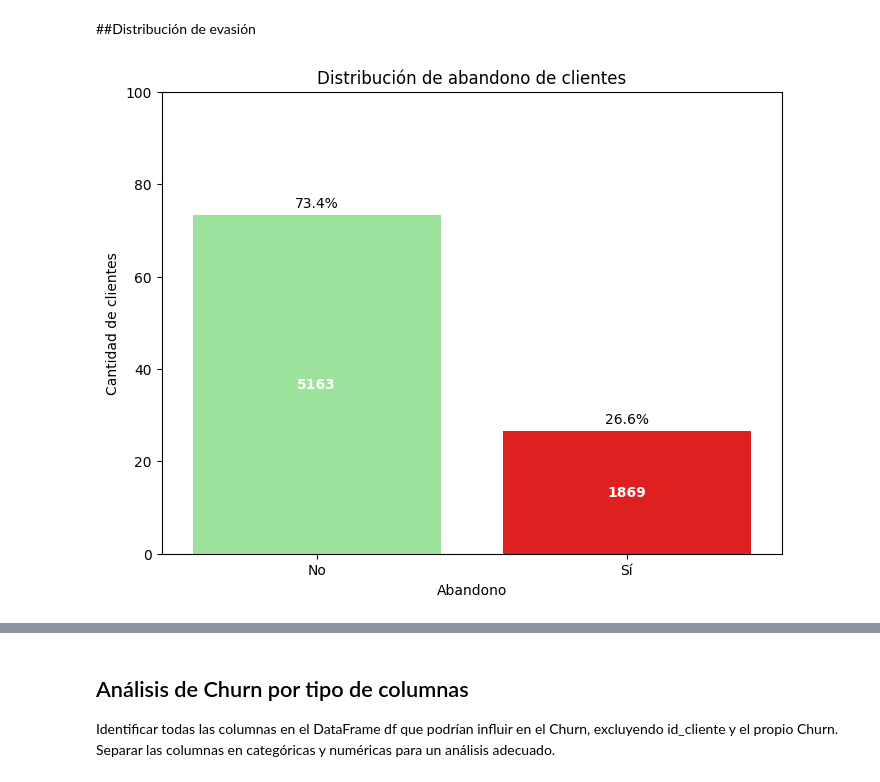
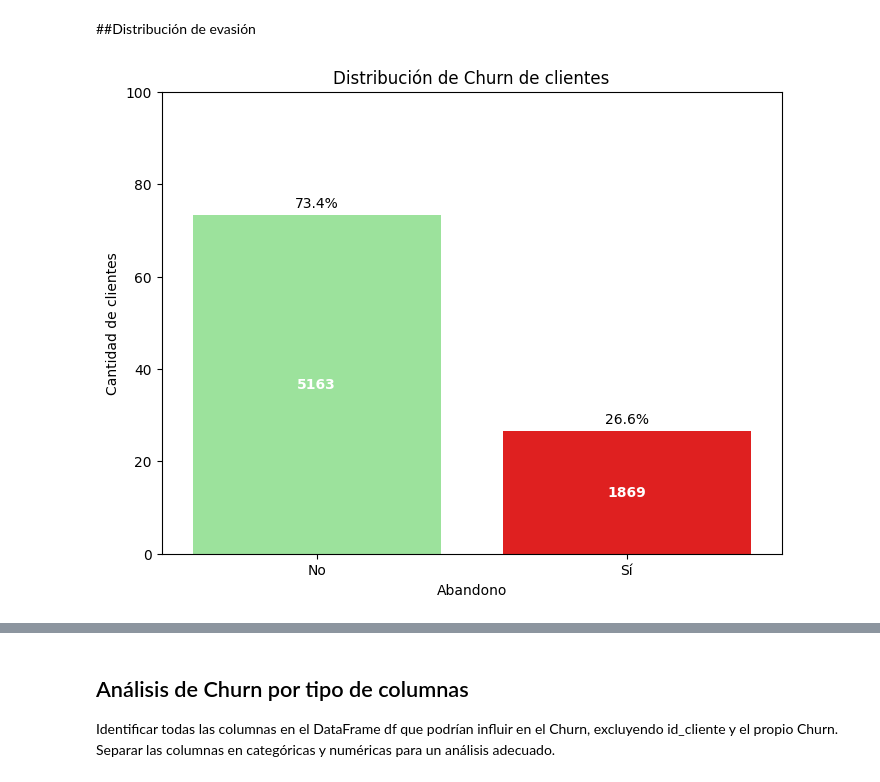
Before and after one commit to Solsmi/challenge_telecomx_latam, a Jupyter notebook: TelecomX_LATAM.ipynb, the cells around one changed output, grey strips where cells are left out. Saved outputs shown, nothing was run; the diff lists cells and outputs as text; code cells hidden in the pictures.

Commit message:
Visualizar los principales graficos en el informe final

```diff
--- a/TelecomX_LATAM.ipynb
+++ b/TelecomX_LATAM.ipynb
@@ -331,26 +331,27 @@ df.describe()
 # %%
 import matplotlib.pyplot as plt
 import seaborn as sns
 
 churn_percentages = df['Churn'].value_counts(normalize=True) * 100
 churn_counts_abs = df['Churn'].value_counts()
 
 color_map = {'No': 'lightgreen', 'Sí': 'red'}
 
 plt.figure(figsize=(8, 6))
 sns.barplot(x=churn_percentages.index, y=churn_percentages.values, hue=churn_percentages.index, palette=color_map, legend=False)
-plt.title('Distribución de abandono de clientes')
+plt.title('Distribución de Churn de clientes')
 plt.xlabel('Abandono')
 plt.ylabel('Cantidad de clientes')
 plt.ylim(0, 100)
 
 for index, percentage_value in enumerate(churn_percentages.values):
     # Porcentaje
     plt.text(index, percentage_value + 1, f'{percentage_value:.1f}%', ha='center', va='bottom')
     # Valor absoluto de churn
     abs_value = churn_counts_abs.iloc[index]
     plt.text(index, percentage_value / 2, f'{abs_value}', ha='center', va='center', color='white', fontweight='bold')
 
+plt.savefig('distribucion_churn.png') # Guarda el gráfico en el directorio temporal de Colab
 plt.show()
 # %% [output]
-[figure, old version]
+[figure, new version]
```
Also changed, not shown: parts of 8 cells of this notebook.
